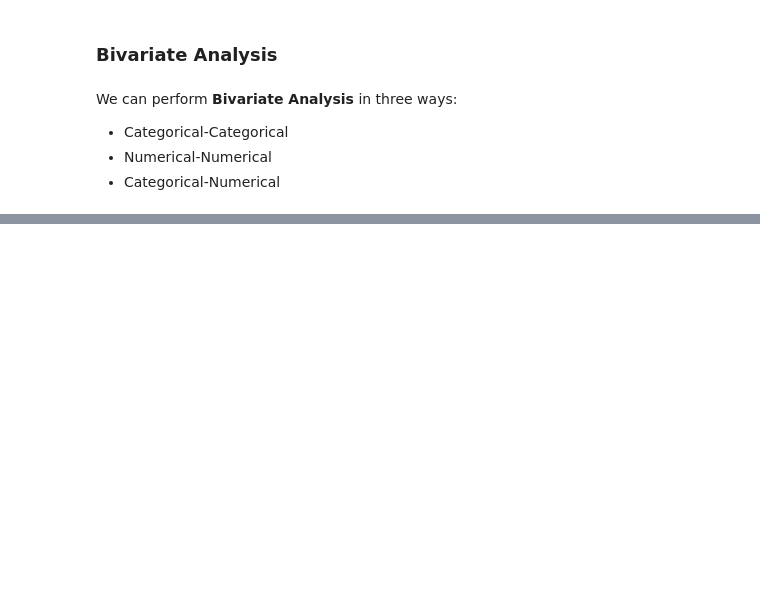
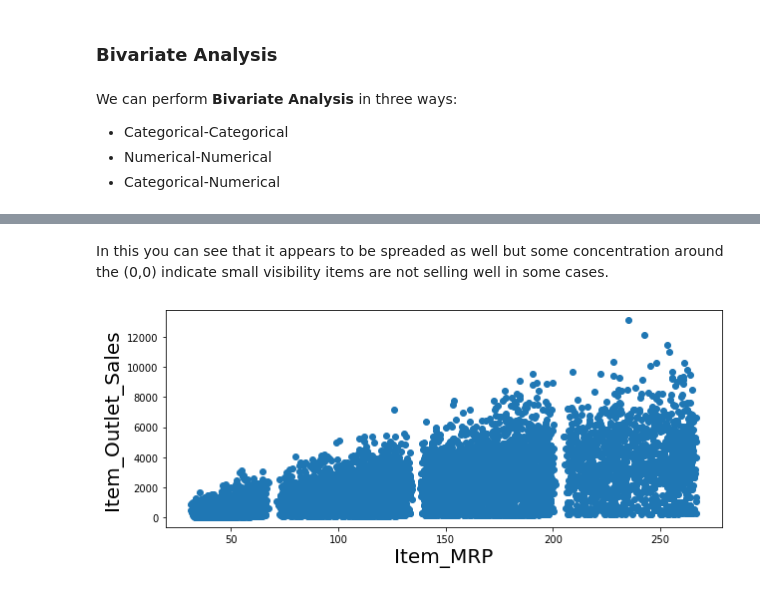
Before and after one commit to RaqeebShaikh12/EDA-BIG-MART-SALES, a Jupyter notebook: EDA_END_TERM_BIG_MART_SALES_(2).ipynb, the cells around one changed output, grey strips where cells are left out. Cells and saved outputs as stored; diff of their text form; code cells hidden in the pictures; blank space fills up the shorter version.

```diff
--- a/EDA_END_TERM_BIG_MART_SALES_(2).ipynb
+++ b/EDA_END_TERM_BIG_MART_SALES_(2).ipynb
@@ -342,0 +369,11 @@ We can perform **Bivariate Analysis** in three ways:
+# %% [markdown]
+In this you can see that it appears to be spreaded as well but some concentration around the (0,0) indicate small visibility items are not selling well in some cases.
+# %%
+# Scatter Plot of Item_Outlet_Sales & Item_MRP
+plt.figure(figsize=(10,4))
+plt.scatter(x='Item_MRP',y='Item_Outlet_Sales', data=inp0)
+plt.xlabel('Item_MRP',fontsize=20)
+plt.ylabel('Item_Outlet_Sales',fontsize=20)
+plt.show()
+# %% [output]
+[figure, added]
```
Also changed, not shown: parts of 21 cells of this notebook.
